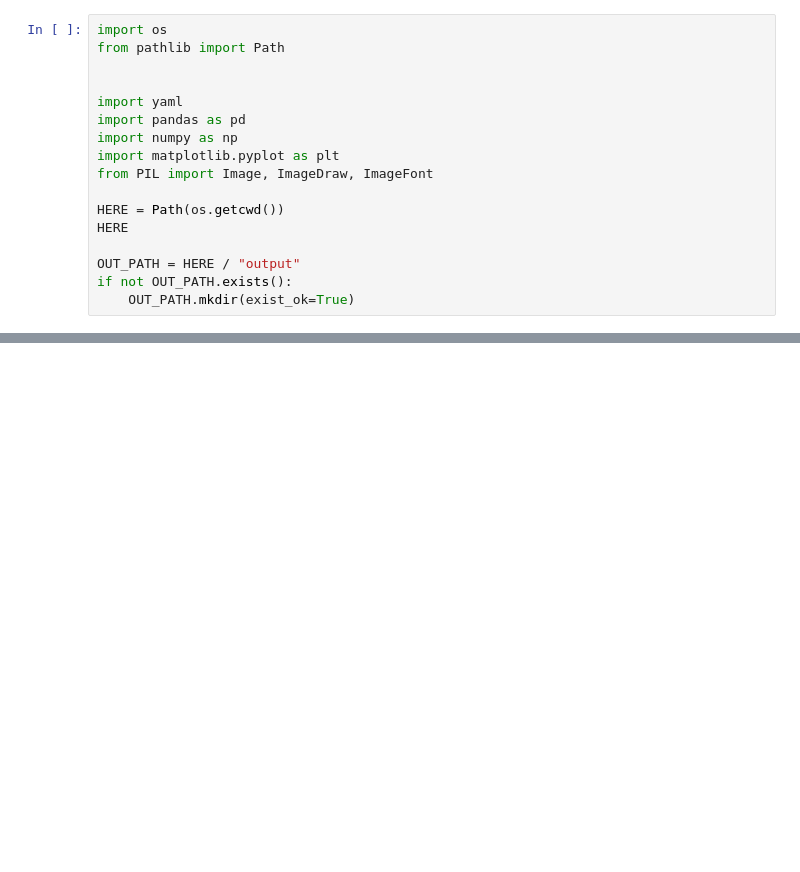
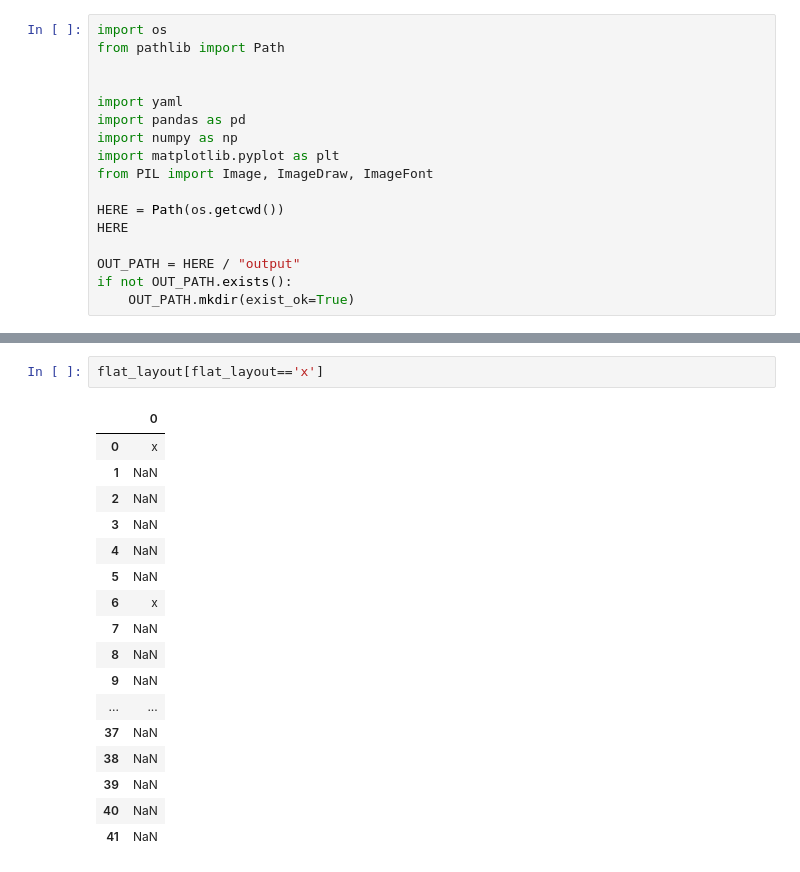
Before and after one commit to qwasium/seating-layout, a Jupyter notebook: test.ipynb, the cells around one changed output, grey strips where cells are left out. Drawn from its saved outputs; the diff is of its cells as text; blank space fills up the shorter version.

```diff
--- a/test.ipynb
+++ b/test.ipynb
@@ -62,0 +240,20 @@ layout_df
+# %%
+flat_layout[flat_layout=='x']
+# %% [output]
+|  | 0 |
+| 0 | x |
+| 1 | NaN |
+| 2 | NaN |
+| 3 | NaN |
+| 4 | NaN |
+| 5 | NaN |
+| 6 | x |
+| 7 | NaN |
+| 8 | NaN |
+| 9 | NaN |
+| ... | ... |
+| 37 | NaN |
+| 38 | NaN |
+| 39 | NaN |
+| 40 | NaN |
+| 41 | NaN |
```
Also changed, not shown: parts of 32 cells of this notebook, 5 other files.
